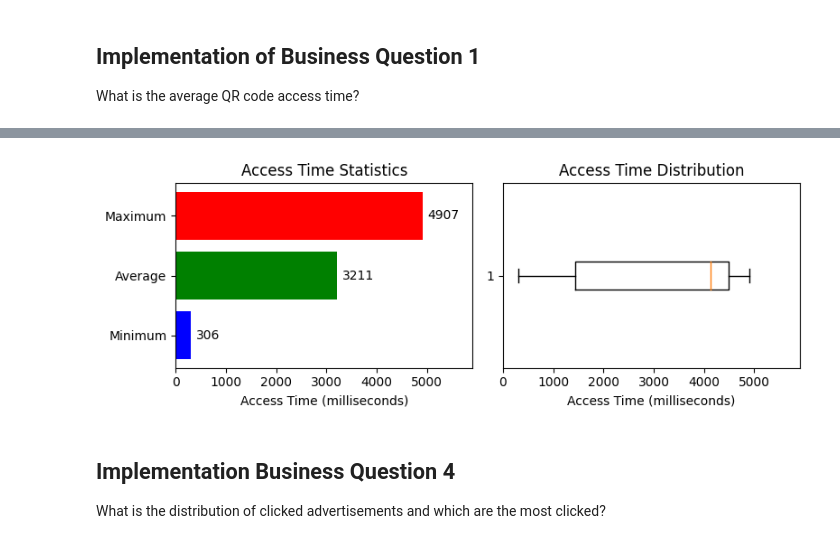
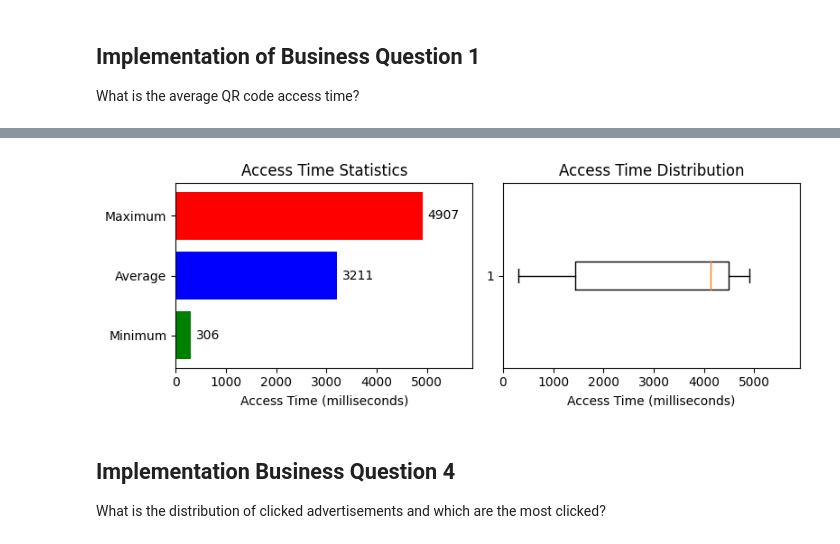
Before and after one commit to MobileDev-SEC02-G21/Senecard_Analytics, a Jupyter notebook: Analytics_Senecard/Analytics_Senecard/Analytics_Senecard.ipynb, the cells around one changed output, grey strips where cells are left out. Drawn from its saved outputs; the diff is of its cells as text; code cells hidden in the pictures.

```diff
--- a/Analytics_Senecard/Analytics_Senecard/Analytics_Senecard.ipynb
+++ b/Analytics_Senecard/Analytics_Senecard/Analytics_Senecard.ipynb
@@ -52,31 +52,31 @@ df_analytics_business_question_1.head()
 # %%
 # Calculate statistics
 min_time = df_analytics_business_question_1['accessTime'].min()
 max_time = df_analytics_business_question_1['accessTime'].max()
 mean_time = df_analytics_business_question_1['accessTime'].mean()
 
 # Graph the results
 fig, axes = plt.subplots(nrows=1, ncols=2, figsize=(8, 3))
 
 # Horizontal bar chart (minimum, average, maximum)
-bars = axes[0].barh(['Minimum', 'Average', 'Maximum'], [min_time, mean_time, max_time], color=['blue', 'green', 'red'])
+bars = axes[0].barh(['Minimum', 'Average', 'Maximum'], [min_time, mean_time, max_time], color=['green', 'blue', 'red'])
 for bar in bars:
     axes[0].text(bar.get_width() + 100, bar.get_y() + bar.get_height()/2, f'{bar.get_width():.0f}', va='center')
 axes[0].set_xlim(0, max_time + 1000)
 axes[0].set_xlabel('Access Time (milliseconds)')
 axes[0].set_title('Access Time Statistics')
 
 # Box and whisker plot
 axes[1].boxplot(df_analytics_business_question_1['accessTime'], vert=False)
 axes[1].set_xlim(0, max_time + 1000)
 axes[1].set_xlabel('Access Time (milliseconds)')
 axes[1].set_title('Access Time Distribution')
 
 # Show plots
 plt.tight_layout()
 plt.show()
 # %% [output]
-[figure, old version]
+[figure, new version]
 # %% [markdown]
 ## **Implementation Business Question 4**
 
```
Also changed, not shown: parts of 2 cells of this notebook, 2 other files.
